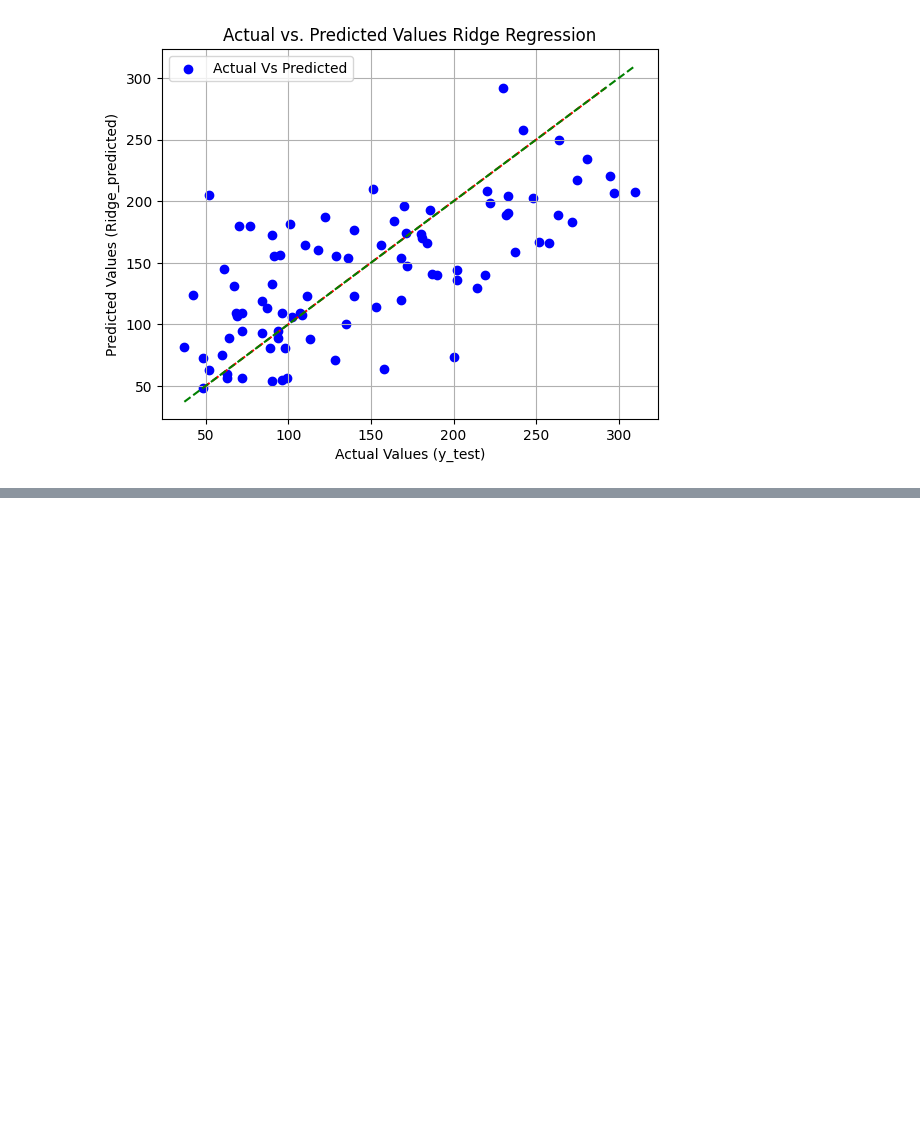
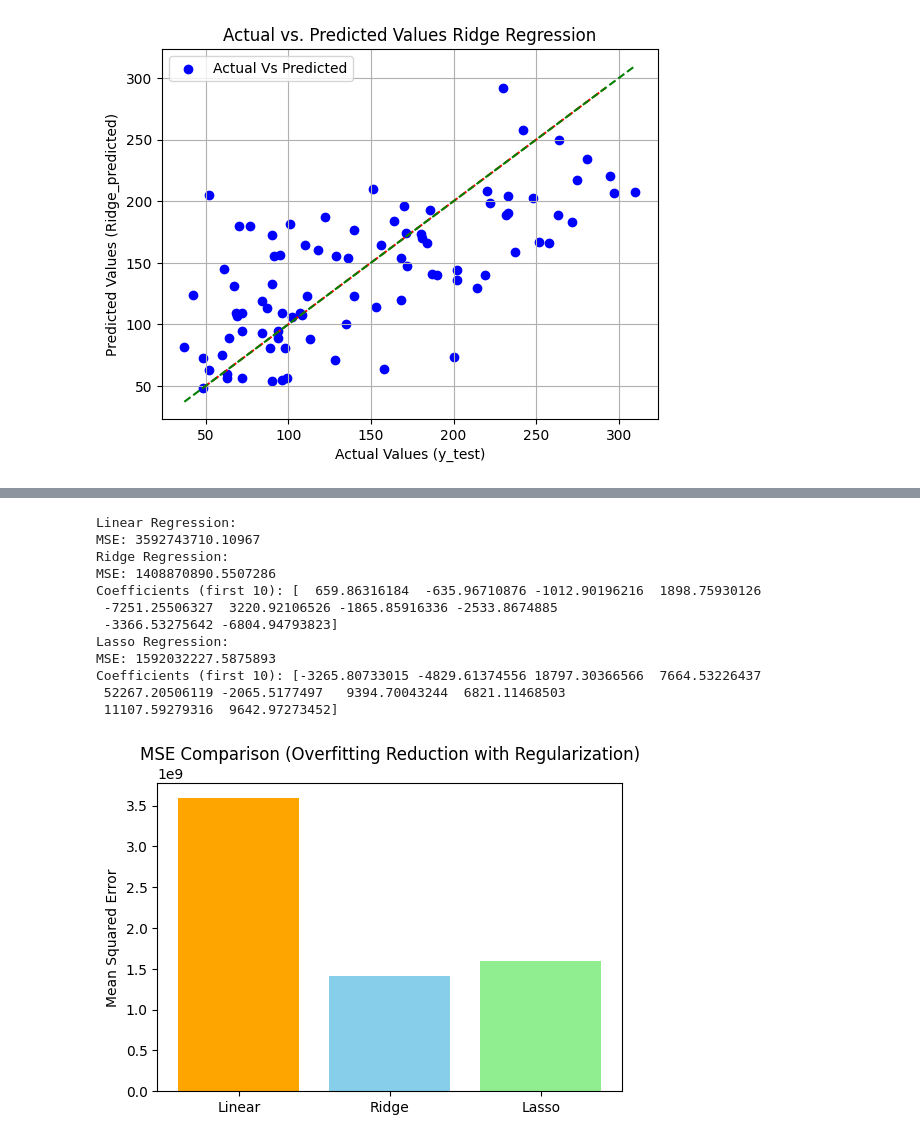
Before and after one commit to Seshmanuvarthi/ml-journey-2025, a Jupyter notebook: regularisation.ipynb, the cells around one changed output, grey strips where cells are left out. Drawn from its saved outputs; the diff is of its cells as text; code cells hidden in the pictures; blank space fills up the shorter version.

Commit message:
Kaggle Notebook | Regularisation | Version 3

```diff
--- a/regularisation.ipynb
+++ b/regularisation.ipynb
@@ -146,0 +155,69 @@ Test MSE: 2889.924284265721
+# %%
+import numpy as np
+import pandas as pd
+import matplotlib.pyplot as plt
+from sklearn.model_selection import train_test_split
+from sklearn.preprocessing import StandardScaler, PolynomialFeatures
+from sklearn.linear_model import LinearRegression, Ridge, Lasso
+from sklearn.metrics import mean_squared_error
+
+
+df = pd.read_csv("/kaggle/input/house-price-predictionnn/house_price_train.csv")
+df = df.select_dtypes(include=[np.number])
+
+df = df.fillna(df.mean(numeric_only=True))
+
+X = df.iloc[:, :-1]
+y = df.iloc[:, -1]
+poly = PolynomialFeatures(degree=2, include_bias=False)
+X_poly = poly.fit_transform(X)
+
+scaler = StandardScaler()
+X_scaled = scaler.fit_transform(X_poly)
+X_train, X_test, y_train, y_test = train_test_split(X_scaled, y, test_size=0.2, random_state=42)
+
+
+linear = LinearRegression()
+ridge = Ridge(alpha=1.0)
+lasso = Lasso(alpha=0.1)
+
+linear.fit(X_train, y_train)
+ridge.fit(X_train, y_train)
+lasso.fit(X_train, y_train)
+
+linear_pred = linear.predict(X_test)
+ridge_pred = ridge.predict(X_test)
+lasso_pred = lasso.predict(X_test)
+linear_mse = mean_squared_error(y_test, linear_pred)
+ridge_mse = mean_squared_error(y_test, ridge_pred)
+lasso_mse = mean_squared_error(y_test, lasso_pred)
+
+print("Linear Regression:")
+print("MSE:", linear_mse)
+print("Ridge Regression:")
+print("MSE:", ridge_mse)
+print("Coefficients (first 10):", ridge.coef_[:10])
+print("Lasso Regression:")
+print("MSE:", lasso_mse)
+print("Coefficients (first 10):", lasso.coef_[:10])
+
+plt.figure(figsize=(6,4))
+plt.bar(['Linear', 'Ridge', 'Lasso'], [linear_mse, ridge_mse, lasso_mse],
+        color=['orange', 'skyblue', 'lightgreen'])
+plt.title("MSE Comparison (Overfitting Reduction with Regularization)")
+plt.ylabel("Mean Squared Error")
+plt.show()
+# %% [output]
+Linear Regression:
+MSE: 3592743710.10967
+Ridge Regression:
+MSE: 1408870890.5507286
+Coefficients (first 10): [  659.86316184  -635.96710876 -1012.90196216  1898.75930126
+ -7251.25506327  3220.92106526 -1865.85916336 -2533.8674885
+ -3366.53275642 -6804.94793823]
+Lasso Regression:
+MSE: 1592032227.5875893
+Coefficients (first 10): [-3265.80733015 -4829.61374556 18797.30366566  7664.53226437
+ 52267.20506119 -2065.5177497   9394.70043244  6821.11468503
+ 11107.59279316  9642.97273452]
+[figure, added]
```
Also changed, not shown: parts of 4 cells of this notebook.
